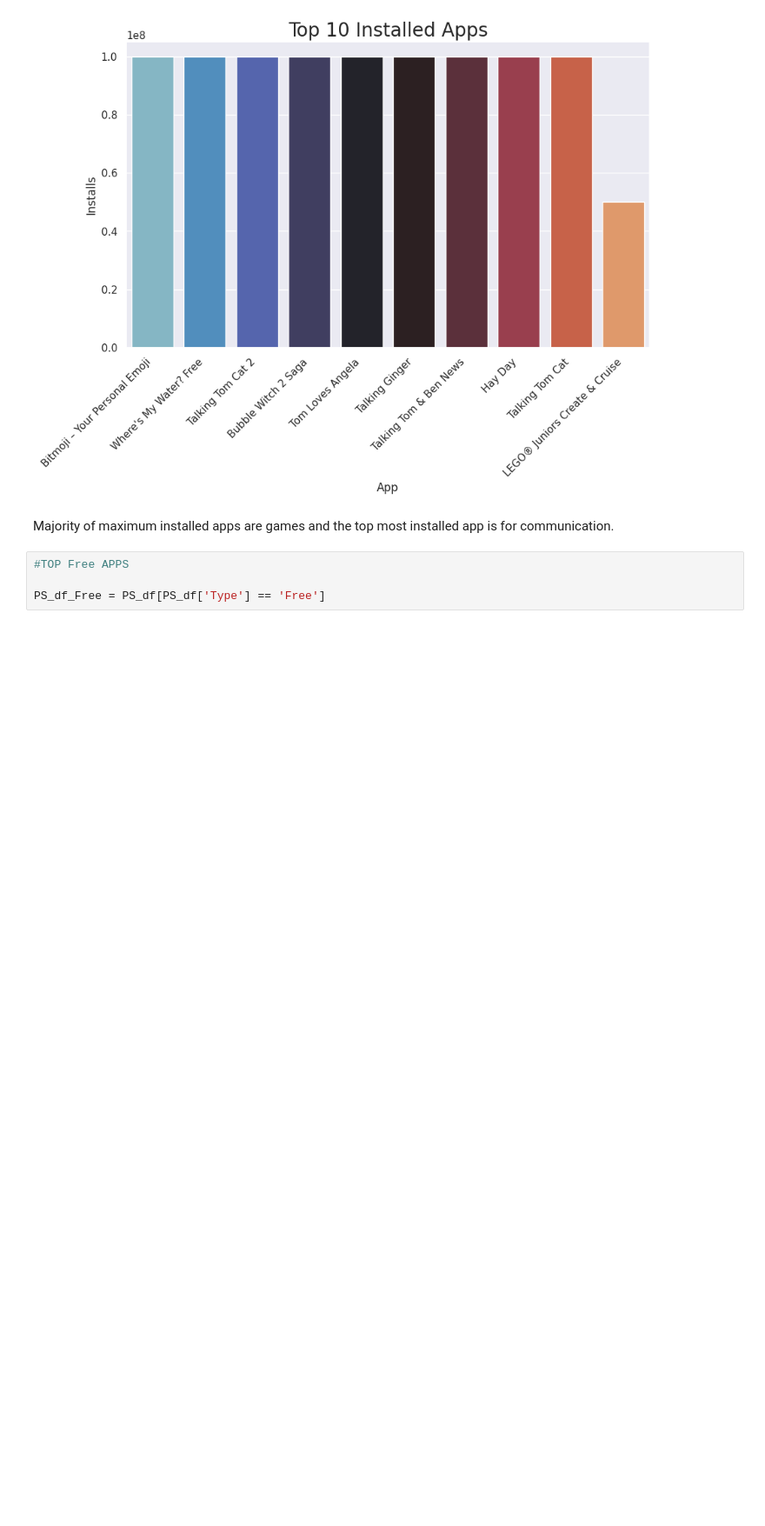
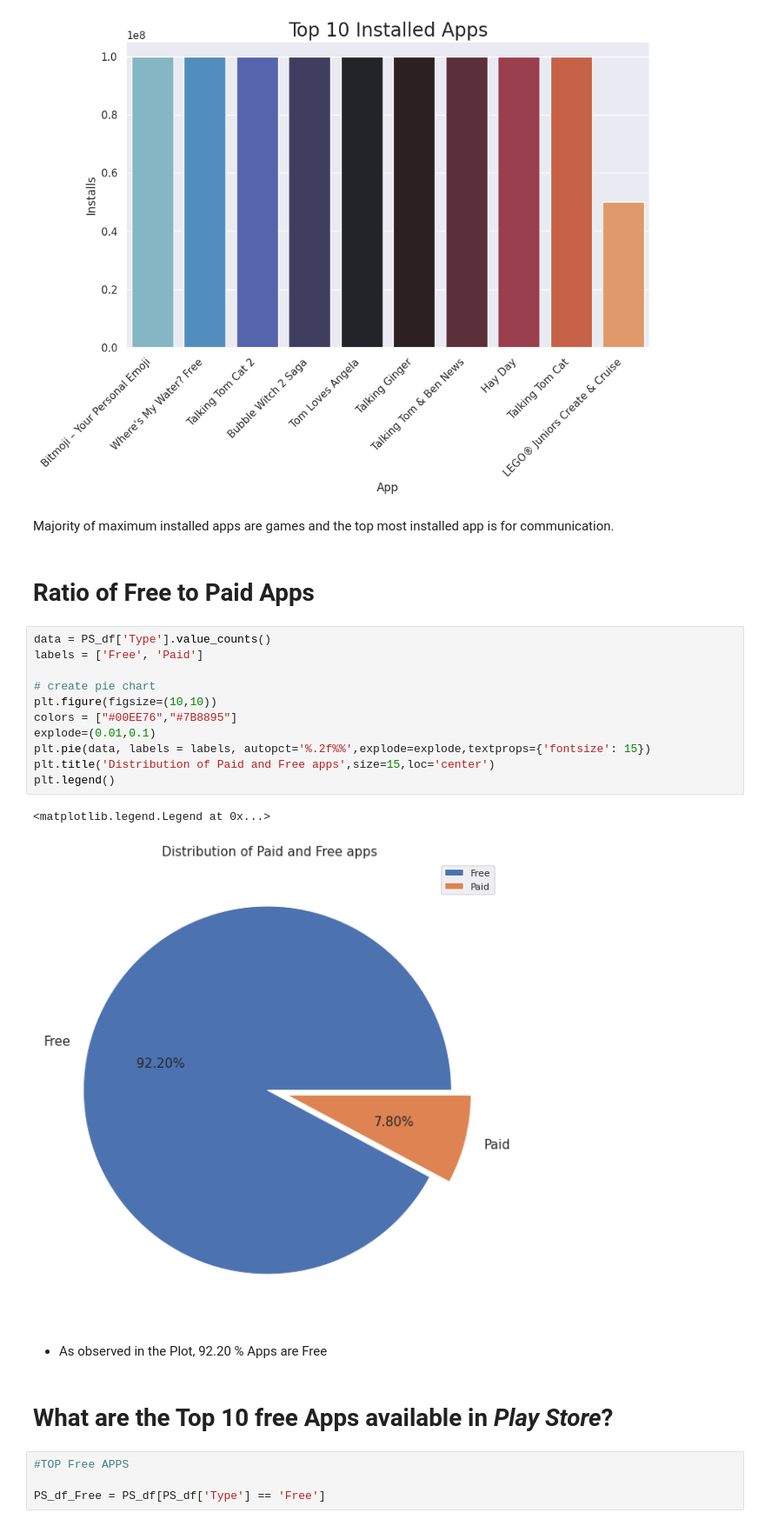
Before and after one commit to Avik-G/EDA-Play-Store-Review-Analysis-, a Jupyter notebook: EDA_Project_Google_Play_Store_Review_Data_Avik.ipynb, the cells around one changed output. Shown at 87% size. Drawn from its saved outputs; the diff is of its cells as text; blank space fills up the shorter version.

```diff
--- a/EDA_Project_Google_Play_Store_Review_Data_Avik.ipynb
+++ b/EDA_Project_Google_Play_Store_Review_Data_Avik.ipynb
@@ -884,6 +883,26 @@ Top_10_catergory('FAMILY')
 [figure]
 # %% [markdown]
 Majority of maximum installed apps are games and the top most installed app is for communication.
+# %% [markdown]
+# **Ratio of Free to Paid Apps**
+# %%
+data = PS_df['Type'].value_counts()
+labels = ['Free', 'Paid']
+
+# create pie chart
+plt.figure(figsize=(10,10))
+colors = ["#00EE76","#7B8895"]
+explode=(0.01,0.1)
+plt.pie(data, labels = labels, autopct='%.2f%%',explode=explode,textprops={'fontsize': 15})
+plt.title('Distribution of Paid and Free apps',size=15,loc='center')
+plt.legend()
+# %% [output]
+<matplotlib.legend.Legend at 0x...>
+[figure, added]
+# %% [markdown]
+- As observed in the Plot, 92.20 % Apps are Free
+# %% [markdown]
+# What are the Top 10 free Apps available in *Play Store*?
 # %%
 #TOP Free APPS
 
```
Also changed, not shown: parts of 28 cells of this notebook.
